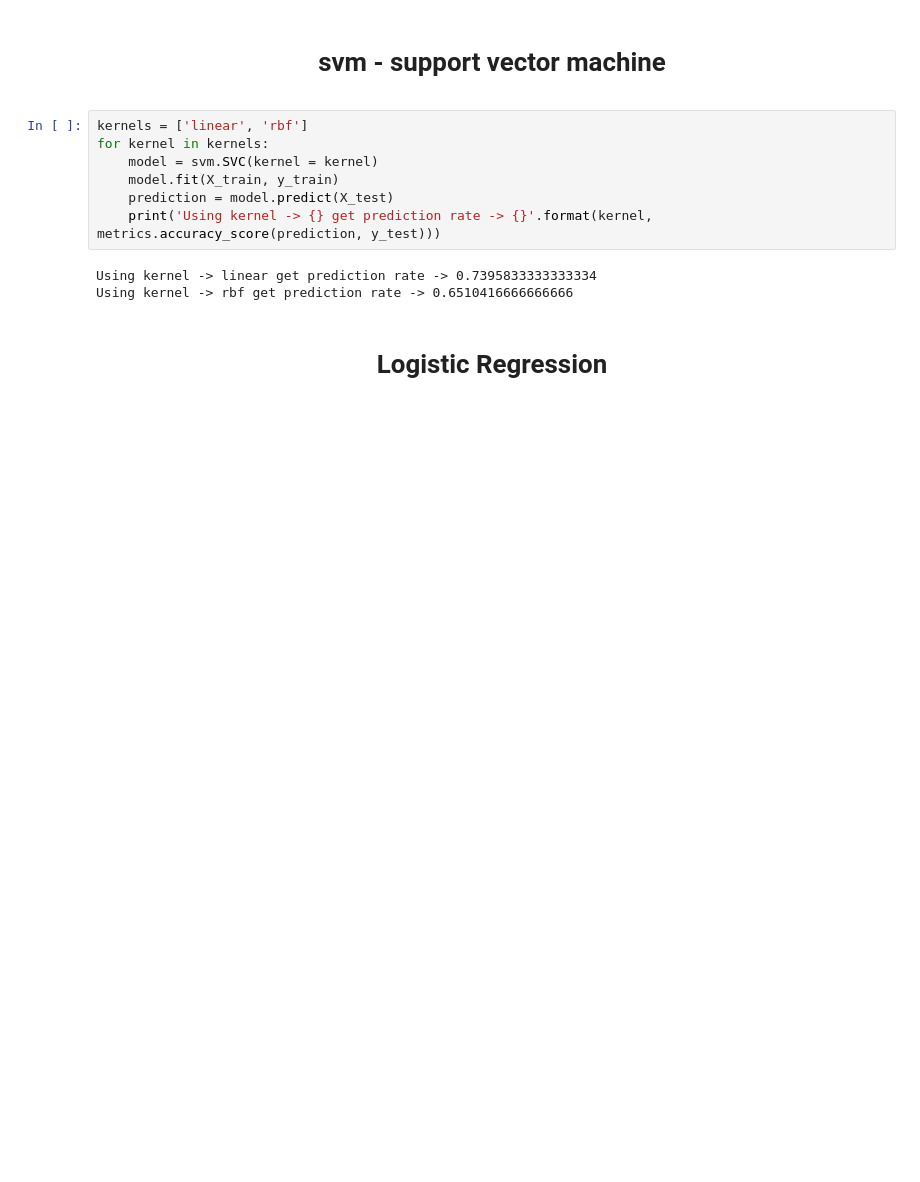
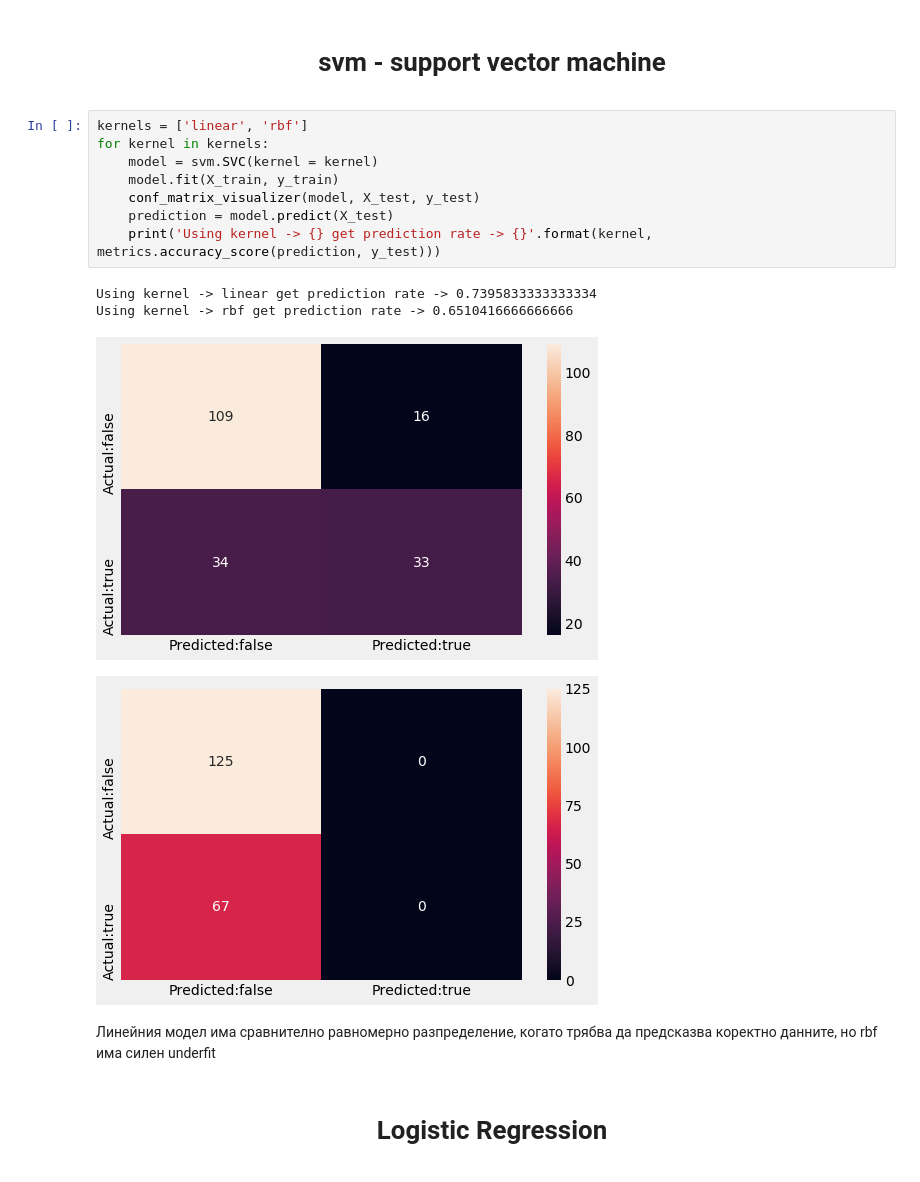
Before and after one commit to GeorgiMinkov/Machine-Learning-Course, a Jupyter notebook: Diabetes - Diabetes mellitus/Diabetes Project v2.ipynb, the cells around one changed output. Drawn from its saved outputs; the diff is of its cells as text; blank space fills up the shorter version.

```diff
--- a/Diabetes - Diabetes mellitus/Diabetes Project v2.ipynb
+++ b/Diabetes - Diabetes mellitus/Diabetes Project v2.ipynb
@@ -180,13 +189,18 @@ X_test.shape
 # %%
 kernels = ['linear', 'rbf']
 for kernel in kernels:
     model = svm.SVC(kernel = kernel)
     model.fit(X_train, y_train)
+    conf_matrix_visualizer(model, X_test, y_test)
     prediction = model.predict(X_test)
     print('Using kernel -> {} get prediction rate -> {}'.format(kernel, metrics.accuracy_score(prediction, y_test)))
 # %% [output]
 Using kernel -> linear get prediction rate -> 0.7395833333333334
 Using kernel -> rbf get prediction rate -> 0.6510416666666666
+[figure, added]
+[figure, added]
+# %% [markdown]
+Линейния модел има сравнително равномерно разпределение, когато трябва да предсказва коректно данните, но rbf има силен underfit
 # %% [markdown]
 <center> <h1> Logistic Regression  </h1> </center>
 # %%
```
Also changed, not shown: parts of 32 cells of this notebook.
